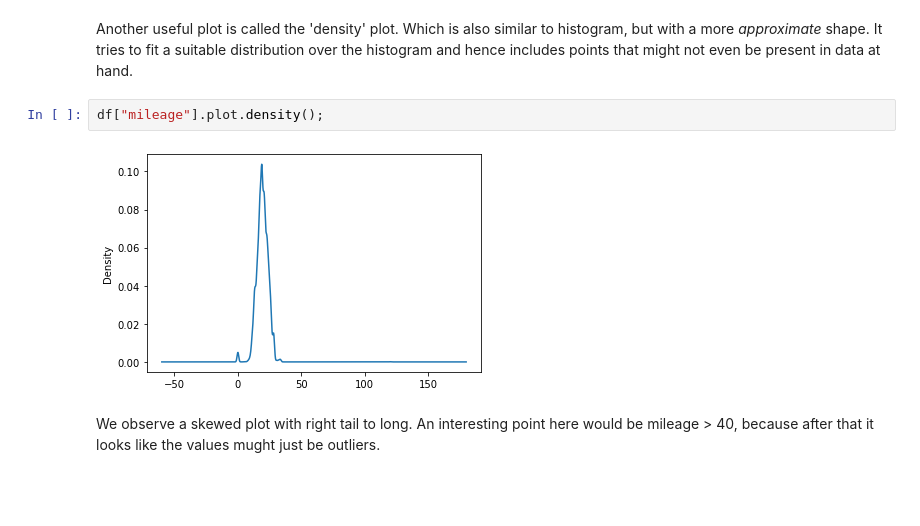
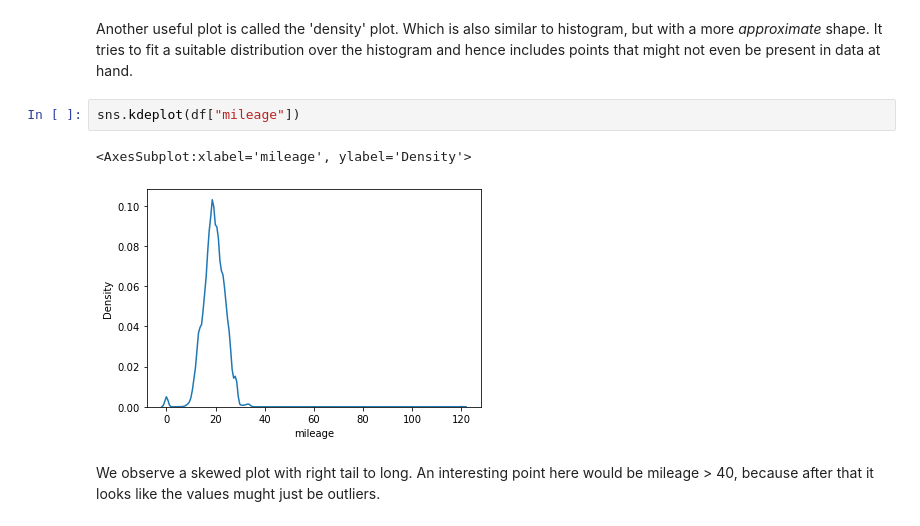
Before and after one commit to 28101991SUNNY/BusinessCase_Data_Exploration-, a Jupyter notebook: Car Price Predictions/CraPricePrediction_LinearRegression_1.ipynb, the cells around one changed output. Drawn from its saved outputs; the diff is of its cells as text; blank space fills up the shorter version.

```diff
--- a/Car Price Predictions/CraPricePrediction_LinearRegression_1.ipynb
+++ b/Car Price Predictions/CraPricePrediction_LinearRegression_1.ipynb
@@ -122,10 +126,11 @@ df["mileage"].hist(bins=50);
 [figure]
 # %% [markdown]
 Another useful plot is called the 'density' plot. Which is also similar to histogram, but with a more *approximate* shape. It tries to fit a suitable distribution over the histogram and hence includes points that might not even be present in data at hand.
-# %%
-df["mileage"].plot.density();
-# %% [output]
-[figure, removed]
+# %%
+sns.kdeplot(df["mileage"])
+# %% [output]
+<AxesSubplot:xlabel='mileage', ylabel='Density'>
+[figure, added]
 # %% [markdown]
 We observe a skewed plot with right tail to long. An interesting point here would be mileage > 40, because after that it looks like the values mught just be outliers.
 # %% [markdown]
```
Also changed, not shown: parts of 19 cells of this notebook.
